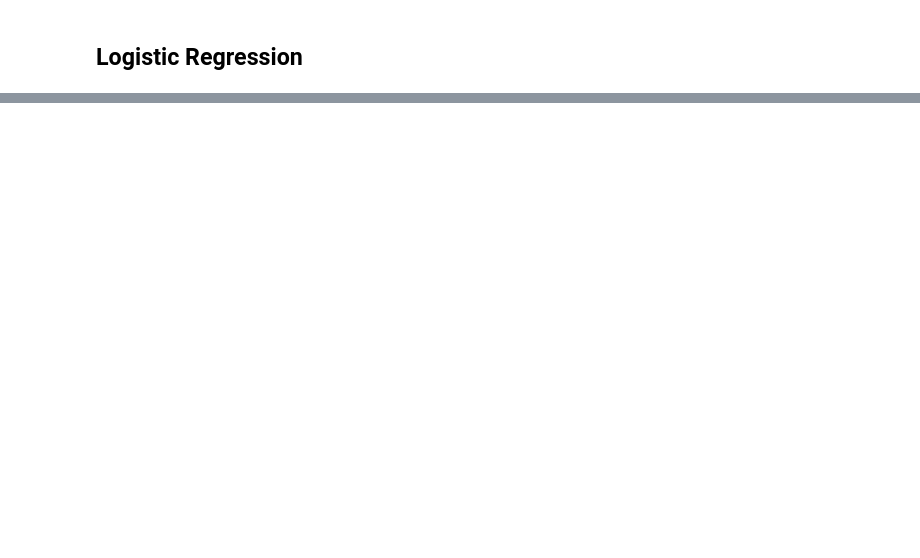
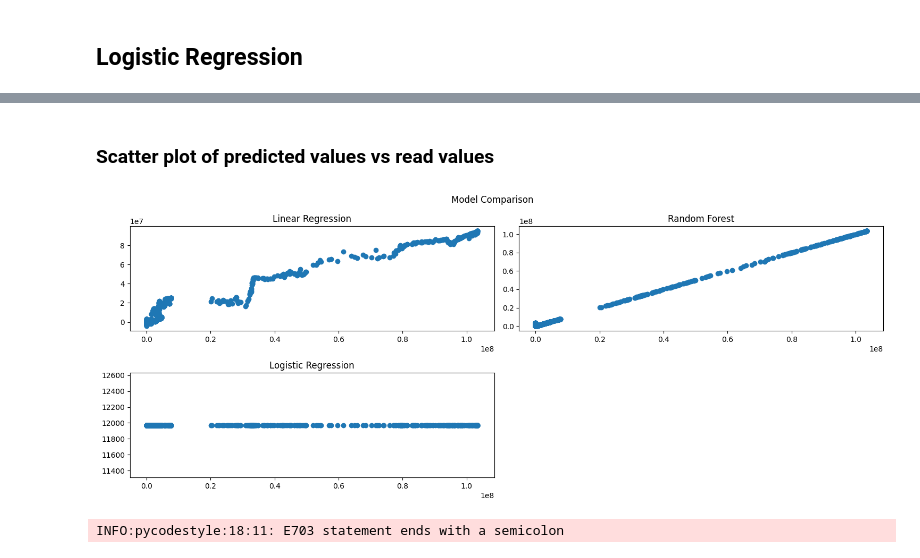
Before and after one commit to aamadorc/CIND820, a Jupyter notebook: CIND820_EDA.ipynb, the cells around one changed output, grey strips where cells are left out. Cells and saved outputs as stored; diff of their text form; code cells hidden in the pictures; blank space fills up the shorter version.

```diff
--- a/CIND820_EDA.ipynb
+++ b/CIND820_EDA.ipynb
@@ -1534,0 +1518,13 @@ ValueError: too many values to unpack (expected 3)
+# %%
+best_rf = [s for s in results if s[1] == max([r[1] for r in results])][0]
+model["Random Forest"] = {
+    "Accuracy": best_rf[1],
+    "MAE": best_rf[2],
+    "MSE": best_rf[3],
+    "RMSE": best_rf[4],
+    "Training Time (seconds)": best_rf[5]
+}
+
+results_to_table("", {
+    "Random Forest": model["Random Forest"]
+})
@@ -1535,8 +1535,12 @@ ValueError: too many values to unpack (expected 3)
 # %% [markdown]
 ## Logistic Regression
 # %%
-logreg = LogisticRegression()
+exec_time = time.time()
+
+logreg = LogisticRegression(n_jobs=-1)
 
 model["Logistic Regression"] = {"model": logreg}
 
 logreg.fit(X_train, y_train)
+
+exec_time = time.time() - exec_time
@@ -1588,0 +1584,25 @@ display(Markdown(output))
+# %% [markdown]
+
+### Scatter plot of predicted values vs read values
+# %%
+
+fig = plt.figure(figsize=(15, 6))
+
+ax = plt.subplot(2, 2, 1)
+ax.scatter(y_test, lr_pred)
+ax.set_title("Linear Regression")
+
+ax = plt.subplot(2, 2, 2)
+ax.scatter(y_test, best_rf[6])
+ax.set_title("Random Forest")
+
+ax = plt.subplot(2, 2, 3)
+ax.scatter(y_test, logreg_pred)
+ax.set_title("Logistic Regression")
+
+fig.suptitle('Model Comparison')
+fig.tight_layout()
+fig.show();
+# %% [output]
+[figure, added]
+INFO:pycodestyle:18:11: E703 statement ends with a semicolon
```
Also changed, not shown: parts of 50 cells of this notebook, 2 other files.
